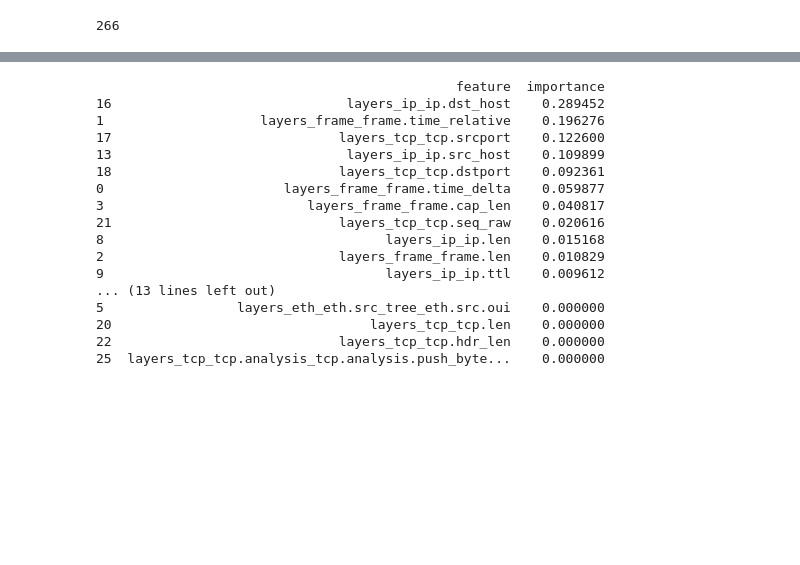
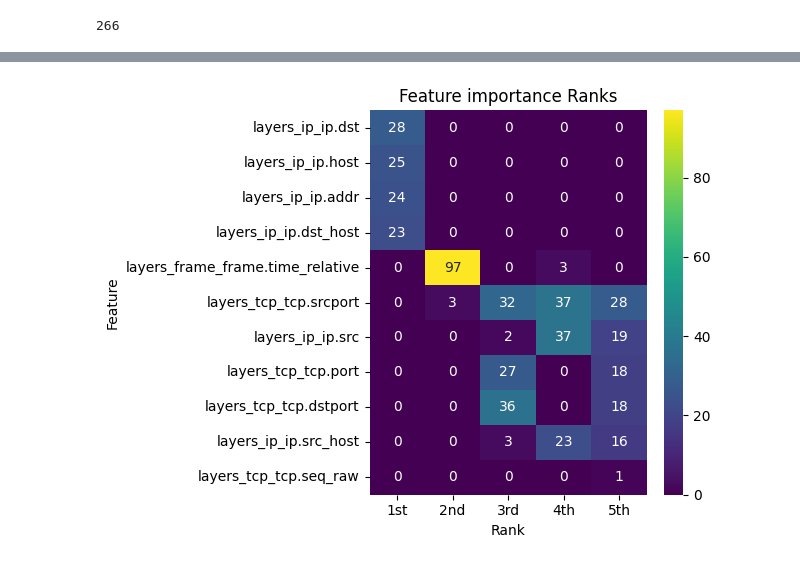
Before and after one commit to Neozeus81/ringCap, a Jupyter notebook: data/Model.ipynb, the cells around one changed output, grey strips where cells are left out. Saved outputs shown, nothing was run; the diff lists cells and outputs as text; code cells hidden in the pictures; blank space fills up the shorter version.

```diff
--- a/data/Model.ipynb
+++ b/data/Model.ipynb
@@ -180,20 +209,39 @@ feature_importance_df = feature_importance_df.sort_values(by='importance', ascen
-# %%
-print(feature_importance_df)
-# %% [output]
-                                              feature  importance
-16                              layers_ip_ip.dst_host    0.289452
-1                    layers_frame_frame.time_relative    0.196276
-17                             layers_tcp_tcp.srcport    0.122600
-13                              layers_ip_ip.src_host    0.109899
-18                             layers_tcp_tcp.dstport    0.092361
-0                       layers_frame_frame.time_delta    0.059877
-3                          layers_frame_frame.cap_len    0.040817
-21                             layers_tcp_tcp.seq_raw    0.020616
-8                                    layers_ip_ip.len    0.015168
-2                              layers_frame_frame.len    0.010829
-9                                    layers_ip_ip.ttl    0.009612
-... (13 lines left out)
-5                 layers_eth_eth.src_tree_eth.src.oui    0.000000
-20                                 layers_tcp_tcp.len    0.000000
-22                             layers_tcp_tcp.hdr_len    0.000000
-25  layers_tcp_tcp.analysis_tcp.analysis.push_byte...    0.000000
+# %%
+import matplotlib.pyplot as plt
+import seaborn as sns
+
+# data massaging for a readable heatmap of the top 5 features per run
+
+feature_names = []
+for index, row in performance_df.iterrows():
+    if row['1st'][0] not in feature_names:
+        feature_names.append(row['1st'][0])
+    if row['2nd'][0] not in feature_names:
+        feature_names.append(row['2nd'][0])
+    if row['3rd'][0] not in feature_names:
+        feature_names.append(row['3rd'][0])
+    if row['4th'][0] not in feature_names:
+        feature_names.append(row['4th'][0])
+    if row['5th'][0] not in feature_names:
+        feature_names.append(row['5th'][0])
+# %%
+final_df = pd.DataFrame(columns=['feature', '1st', '2nd', '3rd', '4th', '5th'])
+for i in range(len(feature_names)):
+    first = len(performance_df[performance_df['1st'].apply(lambda x: feature_names[i] in x)])
+    second = len(performance_df[performance_df['2nd'].apply(lambda x: feature_names[i] in x)])
+    third = len(performance_df[performance_df['3rd'].apply(lambda x: feature_names[i] in x)])
+    forth = len(performance_df[performance_df['4th'].apply(lambda x: feature_names[i] in x)])
+    fifth = len(performance_df[performance_df['5th'].apply(lambda x: feature_names[i] in x)])
+    row = [feature_names[i], first, second, third, forth, fifth]
+    final_df.loc[i] = row
+# %%
+final_df = final_df.sort_values(by='1st', ascending=False)
+
+sns.heatmap(final_df.drop(columns=['feature']), yticklabels=final_df['feature'], annot=True, cmap="viridis", fmt="d")
+plt.title("Feature importance Ranks")
+plt.ylabel("Feature")
+plt.xlabel("Rank")
+plt.tight_layout()
+plt.show()
+# %% [output]
+[figure, added]
```
Also changed, not shown: parts of 6 cells of this notebook.
